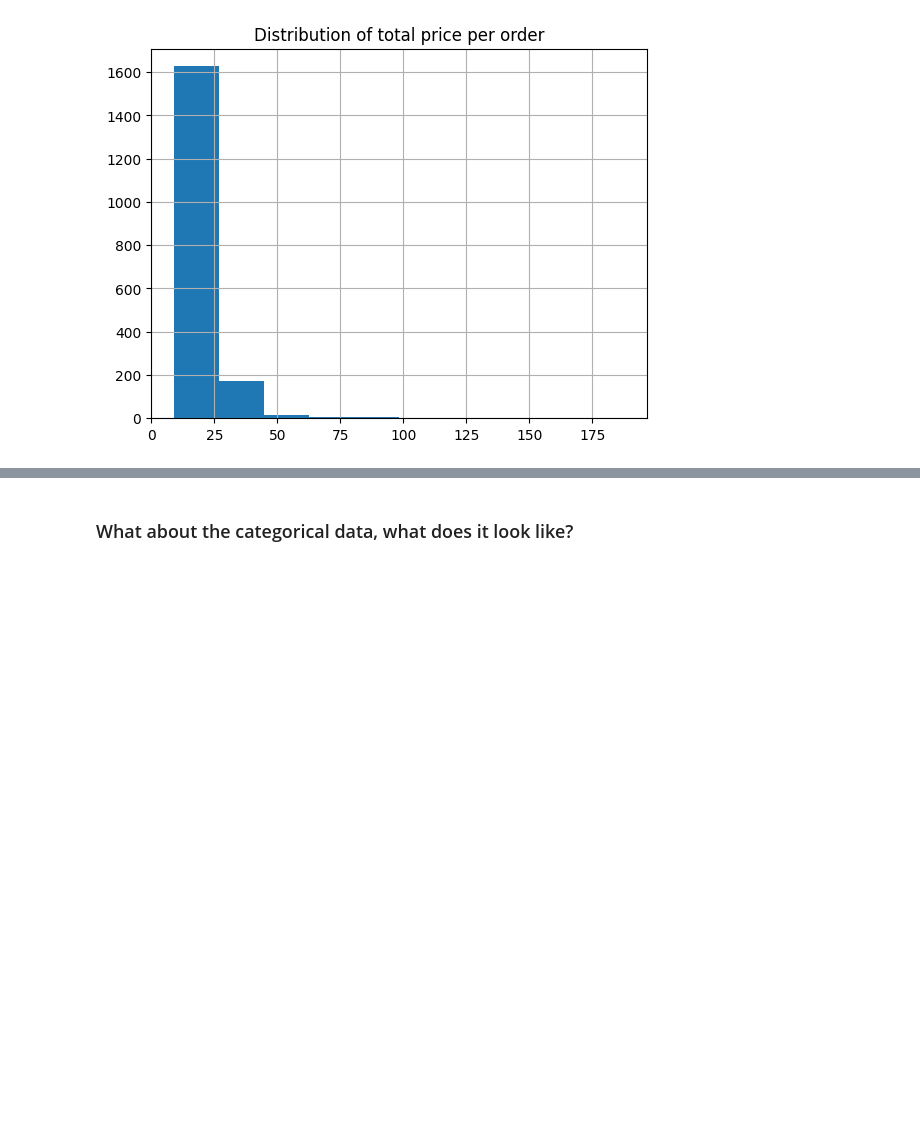
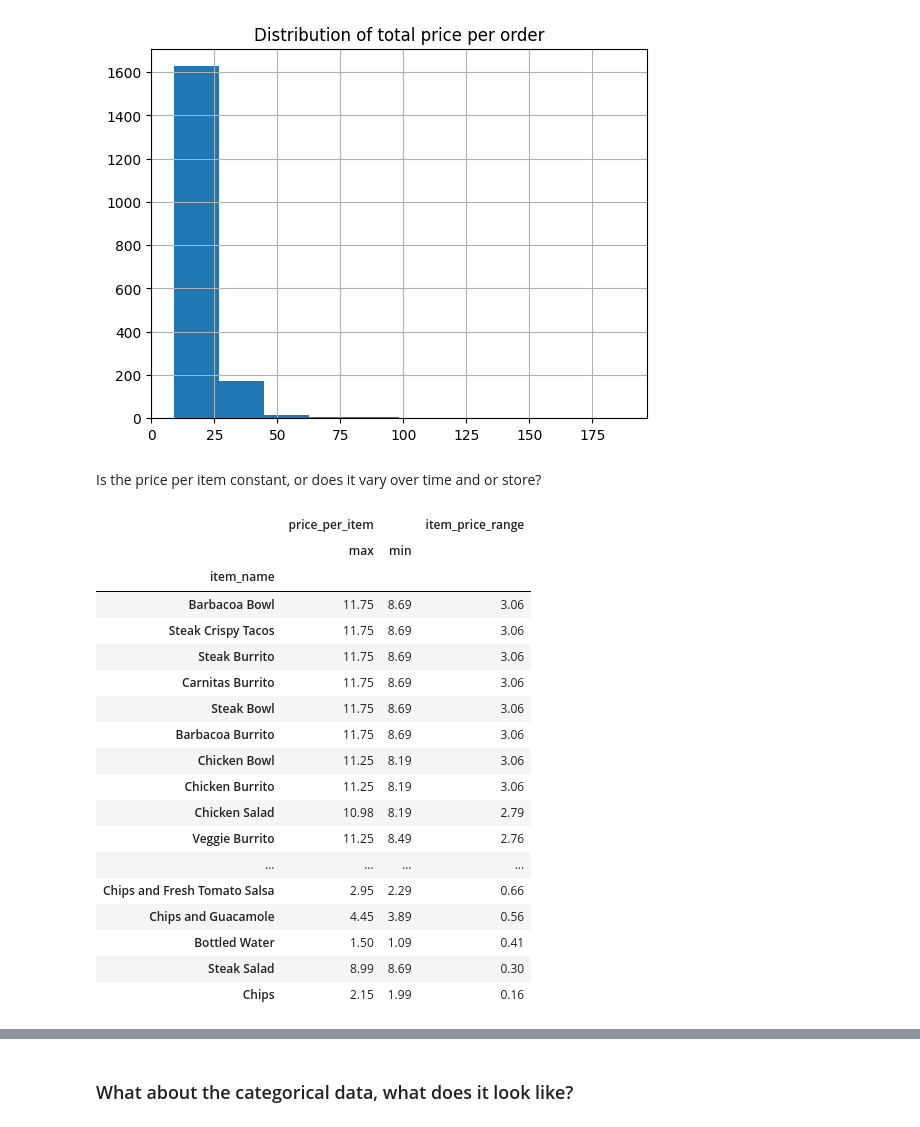
Before and after one commit to ptandon0/FRP_Curriculum_2023, a Jupyter notebook: FRP_Curriculum_Getting_and_Knowing_Data.ipynb, the cells around one changed output, grey strips where cells are left out. Drawn from its saved outputs; the diff is of its cells as text; code cells hidden in the pictures; blank space fills up the shorter version.

```diff
--- a/FRP_Curriculum_Getting_and_Knowing_Data.ipynb
+++ b/FRP_Curriculum_Getting_and_Knowing_Data.ipynb
@@ -362,3 +361,30 @@ ax.set_title("Distribution of total price per order")
 # %% [output]
 Text(0.5, 1.0, 'Distribution of total price per order')
 [figure]
+# %% [markdown]
+Is the price per item constant, or does it vary over time and or store?
+# %%
+by_item = chipo.groupby("item_name").agg({"price_per_item": ["max", "min"]})
+by_item["item_price_range"] = round(by_item["price_per_item"]["max"] - by_item["price_per_item"]["min"],2)
+by_item_out = by_item[by_item.item_price_range > 0].sort_values("item_price_range", ascending=False)
+by_item_out
+# %% [output]
+|  | price_per_item |  | item_price_range |
+|  | max | min |  |
+| item_name |  |  |  |
+| Barbacoa Bowl | 11.75 | 8.69 | 3.06 |
+| Steak Crispy Tacos | 11.75 | 8.69 | 3.06 |
+| Steak Burrito | 11.75 | 8.69 | 3.06 |
+| Carnitas Burrito | 11.75 | 8.69 | 3.06 |
+| Steak Bowl | 11.75 | 8.69 | 3.06 |
+| Barbacoa Burrito | 11.75 | 8.69 | 3.06 |
+| Chicken Bowl | 11.25 | 8.19 | 3.06 |
+| Chicken Burrito | 11.25 | 8.19 | 3.06 |
+| Chicken Salad | 10.98 | 8.19 | 2.79 |
+| Veggie Burrito | 11.25 | 8.49 | 2.76 |
+| ... | ... | ... | ... |
+| Chips and Fresh Tomato Salsa | 2.95 | 2.29 | 0.66 |
+| Chips and Guacamole | 4.45 | 3.89 | 0.56 |
+| Bottled Water | 1.50 | 1.09 | 0.41 |
+| Steak Salad | 8.99 | 8.69 | 0.30 |
+| Chips | 2.15 | 1.99 | 0.16 |
```
Also changed, not shown: parts of 4 cells of this notebook.
